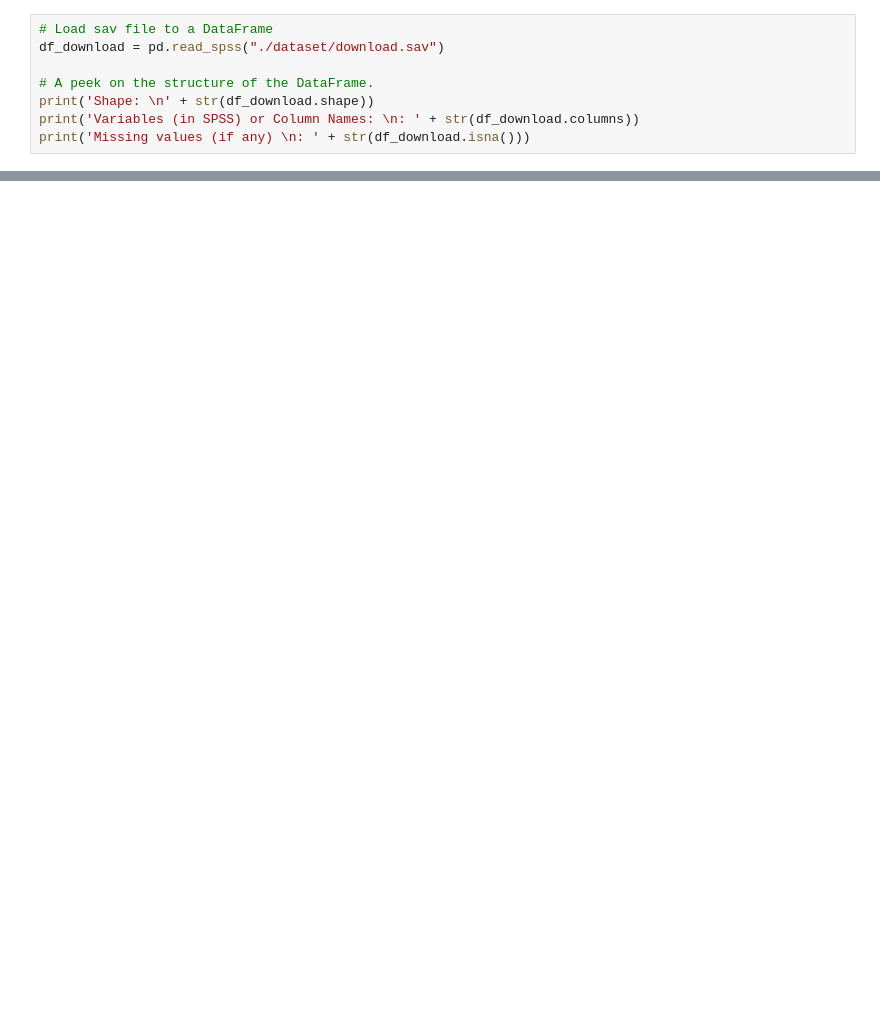
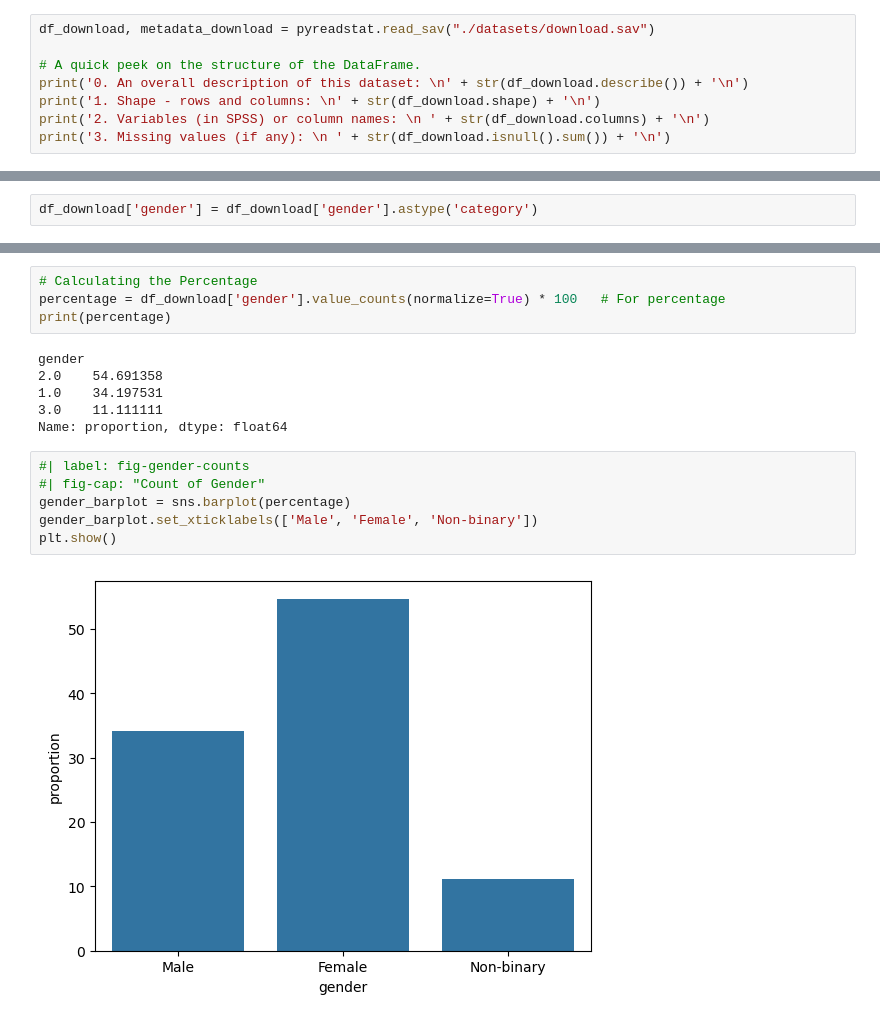
Before and after one commit to AliceAmamiya/educ8009, a Jupyter notebook: session03/assignment.ipynb, the cells around one changed output, grey strips where cells are left out. Saved outputs shown, nothing was run; the diff lists cells and outputs as text; blank space fills up the shorter version.

```diff
--- a/session03/assignment.ipynb
+++ b/session03/assignment.ipynb
@@ -40,8 +44,8 @@ ModuleNotFoundError: No module named 'pandas'
 # %%
-# Load sav file to a DataFrame
-df_download = pd.read_spss("./dataset/download.sav")
+df_download, metadata_download = pyreadstat.read_sav("./datasets/download.sav")
 
-# A peek on the structure of the DataFrame.
-print('Shape: \n' + str(df_download.shape))
-print('Variables (in SPSS) or Column Names: \n: ' + str(df_download.columns))
-print('Missing values (if any) \n: ' + str(df_download.isna()))
+# A quick peek on the structure of the DataFrame.
+print('0. An overall description of this dataset: \n' + str(df_download.describe()) + '\n')
+print('1. Shape - rows and columns: \n' + str(df_download.shape) + '\n')
+print('2. Variables (in SPSS) or column names: \n ' + str(df_download.columns) + '\n')
+print('3. Missing values (if any): \n ' + str(df_download.isnull().sum()) + '\n')
@@ -51,0 +72,2 @@ print('Missing values (if any) \n: ' + str(df_download.isna()))
+# %%
+df_download['gender'] = df_download['gender'].astype('category')
@@ -51,0 +111,18 @@ print('Missing values (if any) \n: ' + str(df_download.isna()))
+# %%
+# Calculating the Percentage
+percentage = df_download['gender'].value_counts(normalize=True) * 100   # For percentage
+print(percentage)
+# %% [output]
+gender
+2.0    54.691358
+1.0    34.197531
+3.0    11.111111
+Name: proportion, dtype: float64
+# %%
+#| label: fig-gender-counts
+#| fig-cap: "Count of Gender"
+gender_barplot = sns.barplot(percentage)
+gender_barplot.set_xticklabels(['Male', 'Female', 'Non-binary'])
+plt.show()
+# %% [output]
+[figure, added]
```
Also changed, not shown: parts of 27 cells of this notebook, 8 other files.
